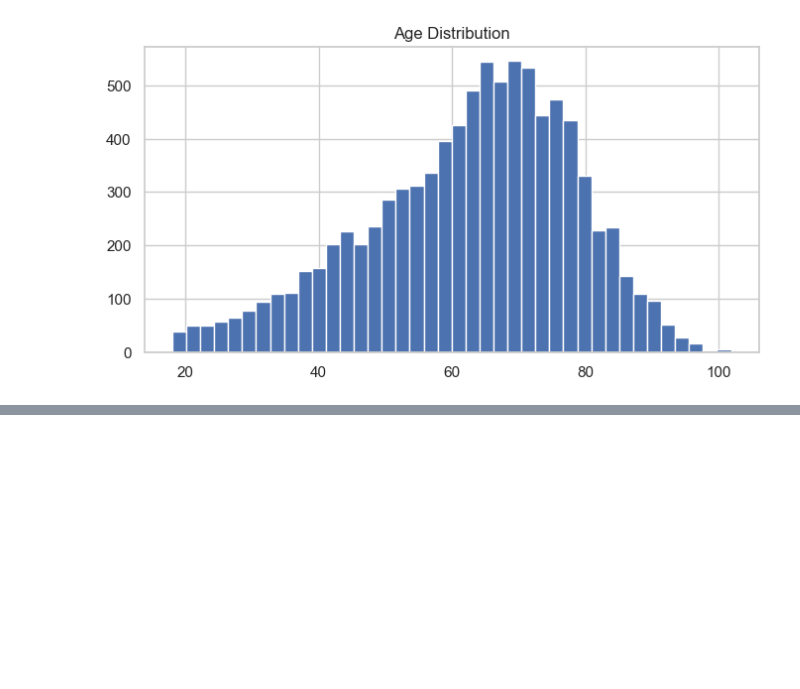
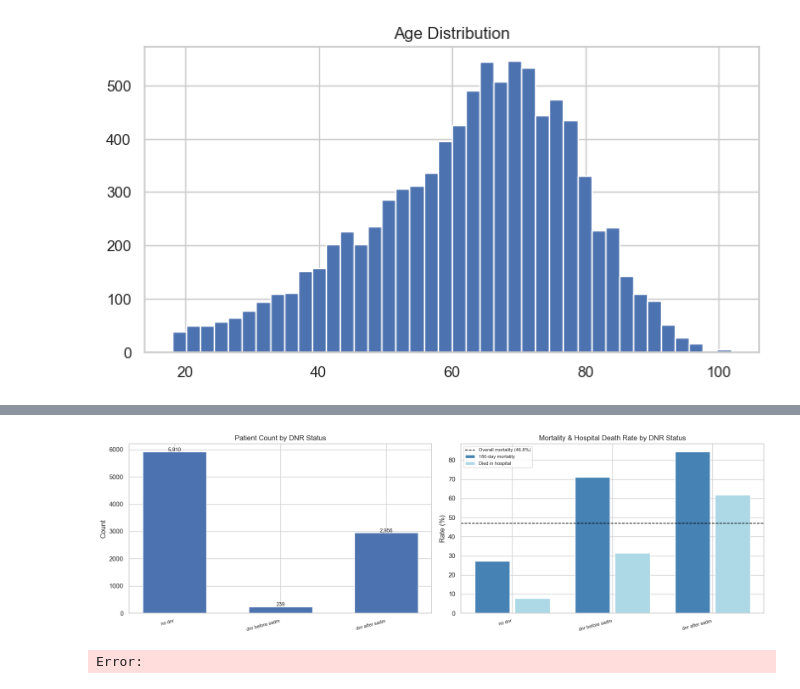
Before and after one commit to GoldenMouse/usd-aai-500-final, a Jupyter notebook: src/notebooks/02_exploratory_analysis.ipynb, the cells around one changed output, grey strips where cells are left out. Cells and saved outputs as stored; diff of their text form; code cells hidden in the pictures; blank space fills up the shorter version.

```diff
--- a/src/notebooks/02_exploratory_analysis.ipynb
+++ b/src/notebooks/02_exploratory_analysis.ipynb
@@ -203,0 +343,55 @@ plt.show()
+# %%
+DNR_ORDER = ["no dnr", "dnr before sadm", "dnr after sadm"]
+
+fig, axes = plt.subplots(1, 2, figsize=(16, 5))
+
+counts = df["dnr"].value_counts().reindex(DNR_ORDER)
+
+# DNR count
+axes[0].bar(range(3), counts.values, edgecolor="white", width=0.6)
+axes[0].set_xticks(range(3))
+axes[0].set_xticklabels(DNR_ORDER, rotation=15, ha="right", fontsize=8)
+axes[0].set_title("Patient Count by DNR Status")
+axes[0].set_ylabel("Count")
+for i, v in enumerate(counts.values):
+    axes[0].text(i, v + 30, f"{v:,}", ha="center", fontsize=9)
+
+# DNR status compare
+mort = df.groupby("dnr", observed=True)["death_180d"].mean().reindex(DNR_ORDER)
+hosp = df.groupby("dnr", observed=True)["hospdead"].mean().reindex(DNR_ORDER)
+x = range(3)
+
+axes[1].bar(
+    [i - 0.2 for i in x],
+    mort.values * 100,
+    width=0.35,
+    color="steelblue",
+    edgecolor="white",
+    label="180-day mortality",
+)
+axes[1].bar(
+    [i + 0.2 for i in x],
+    hosp.values * 100,
+    width=0.35,
+    color="lightblue",
+    edgecolor="white",
+    label="Died in hospital",
+)
+axes[1].axhline(
+    overall_rate * 100,
+    color="black",
+    linestyle="--",
+    linewidth=1.2,
+    label=f"Overall mortality ({overall_rate:.1%})",
+)
+axes[1].set_xticks(list(x))
+axes[1].set_xticklabels(DNR_ORDER, rotation=15, ha="right", fontsize=8)
+axes[1].set_title("Mortality & Hospital Death Rate by DNR Status")
+axes[1].set_ylabel("Rate (%)")
+axes[1].legend(fontsize=8)
+
+plt.tight_layout()
+plt.show()
+# %% [output]
+[figure, added]
+Error:
```
Also changed, not shown: parts of 10 cells of this notebook.
